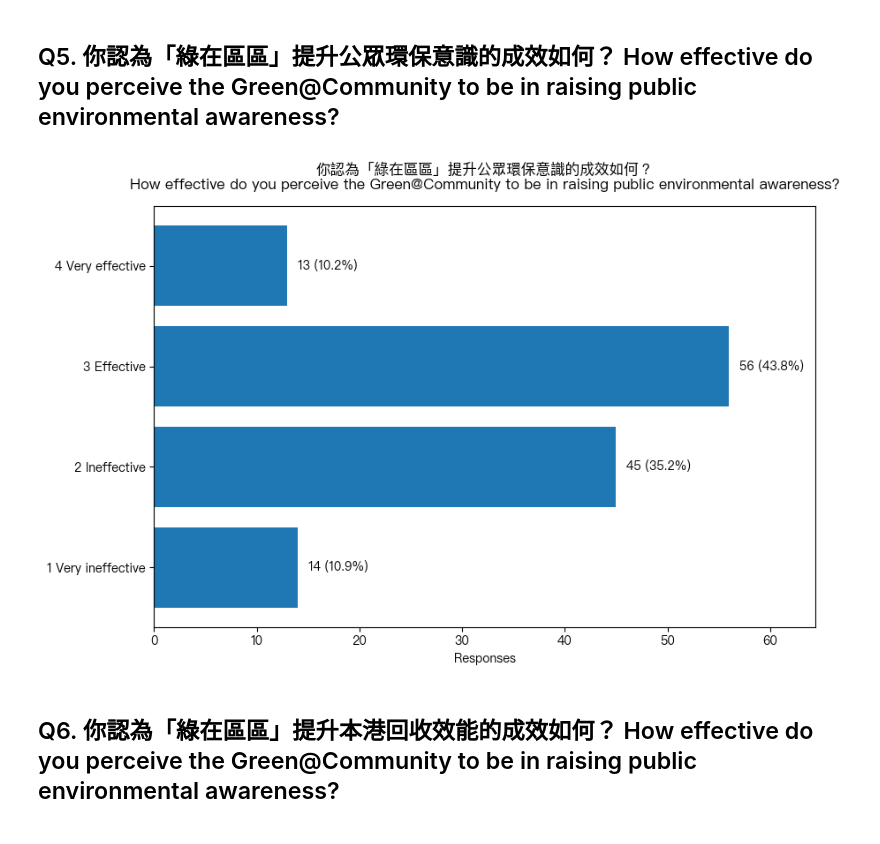
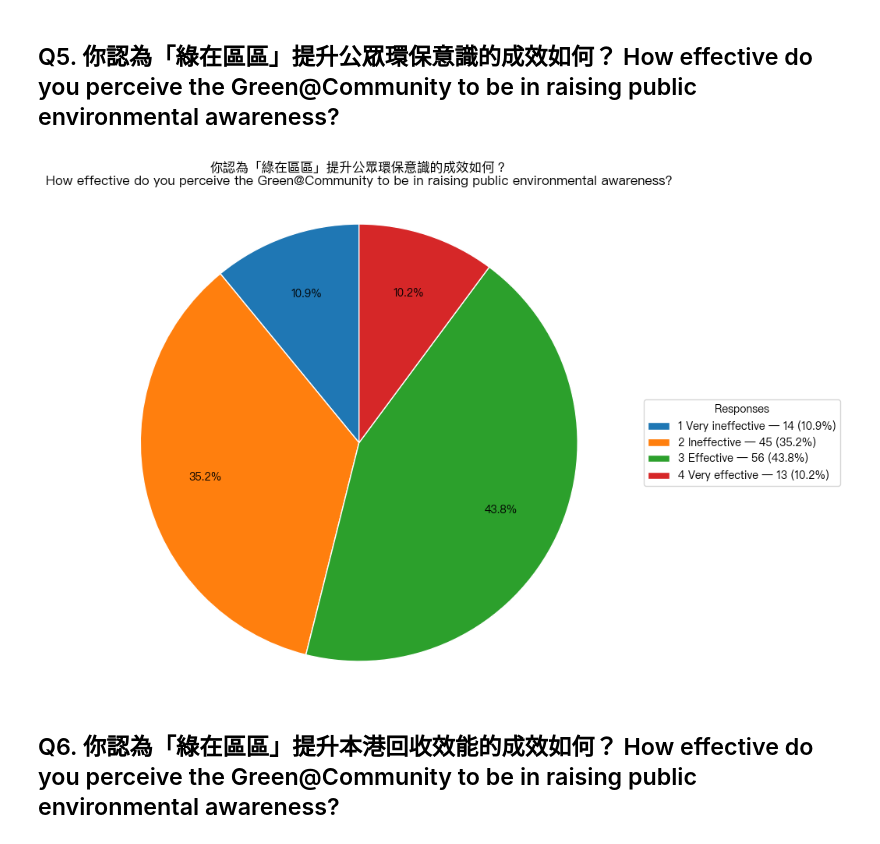
Before and after one commit to Tony0824X/Green-Community_DataAnalysis, a Jupyter notebook: Green@Community_DataAnalysis/Simple statistics visualisation/Simple statistics visualisation.ipynb, the cells around one changed output. Saved outputs shown, nothing was run; the diff lists cells and outputs as text; code cells hidden in the pictures.

```diff
--- a/Green@Community_DataAnalysis/Simple statistics visualisation/Simple statistics visualisation.ipynb
+++ b/Green@Community_DataAnalysis/Simple statistics visualisation/Simple statistics visualisation.ipynb
@@ -582,14 +582,14 @@ plt.show()
 ## Q5. 你認為「綠在區區」提升公眾環保意識的成效如何？ How effective do you perceive the Green@Community to be in raising public environmental awareness?
 # %%
 # ------------------------------------------------------------
-# Visualization (best fit: Horizontal Bar, white background)
+# Pie Chart (white background; legend on the right for clarity)
 # 問題 / Question:
 # 「你認為『綠在區區』提升公眾環保意識的成效如何？」
 # "How effective do you perceive the Green@Community to be in raising public environmental awareness?"
 #
 # How to run in 1.1.ipynb or VS Code:
 #   - Ensure the Excel file exists at: ../GCAP3226 G@C Survey Responses_cleaned data.xlsx
-#   - Run this cell / script. It displays ONE chart and prints nothing else.
+#   - Run this cell / script. It displays ONE pie chart and prints nothing else.
 # ------------------------------------------------------------
 
 # ---------- install deps if missing ----------
@@ -599,7 +599,6 @@ def _ensure(pkg, mod=None):
         importlib.import_module(mod or pkg)
     except ImportError:
         subprocess.check_call([sys.executable, "-m", "pip", "install", pkg])
-
 _ensure("pandas")
 _ensure("openpyxl")
 _ensure("matplotlib")
@@ -615,7 +614,7 @@ from pathlib import Path
 data_path = Path("../GCAP3226 G@C Survey Responses_cleaned data.xlsx")
 df = pd.read_excel(data_path, engine="openpyxl")
 
-# ---------- find the column for this question ----------
+# ---------- find the column for this question (CN/EN; robust to spacing) ----------
 patterns = [
     r"how\s+effective\s+do\s+you\s+perceive\s+the\s+green@community\s+to\s+be\s+in\s+raising\s+public\s+environmental\s+awareness",
     r"你認為.*綠在區區.*提升.*公眾.*環保.*意識.*成效.*如何",
@@ -625,17 +624,17 @@ def find_col(columns):
     for c, norm in cols:
         if any(re.search(p, norm, flags=re.IGNORECASE) for p in patterns):
             return c
-    # fallback: contains "Green@Community" + "effective"
+    # fallback: contains both "Green@Community" & "effective"
     for c, norm in cols:
-        if re.search(r"green@community", norm, flags=re.IGNORECASE) and re.search(r"effective", norm, flags=re.IGNORECASE):
+        if re.search(r"green@community", norm, flags=re.IGNORECASE) and re.search(r"effective|成效", norm, flags=re.IGNORECASE):
             return c
     return None
 
 col = find_col(df.columns)
 if col is None:
-    raise RuntimeError("Could not find the survey column for the effectiveness question.")
+    raise RuntimeError("Could not find the survey column for this effectiveness question.")
 
-# ---------- clean & map responses (Likert 1-4) ----------
+# ---------- map responses to Likert 1–4 and final labels ----------
 series = df[col].dropna()
 
 text_to_num = {
@@ -651,48 +650,59 @@ text_to_num = {
 def to_num(v):
     s = str(v).strip().lower()
     return text_to_num.get(v, text_to_num.get(s))
 
 nums = series.map(to_num).dropna().astype(int)
 
 label_map = {
     1: "1 Very ineffective",
     2: "2 Ineffective",
     3: "3 Effective",
     4: "4 Very effective",
 }
-
+labels = [label_map[i] for i in [1, 2, 3, 4]]
 counts = nums.value_counts().reindex([1, 2, 3, 4], fill_value=0)
-perc = (counts / counts.sum() * 100).round(1) if counts.sum() > 0 else counts.astype(float)
-labels = [label_map[i] for i in [1, 2, 3, 4]]
+total = int(counts.sum())
 
 # ---------- fonts (Chinese-capable if available) ----------
 for font_name in ["Noto Sans CJK TC", "PingFang TC", "PingFang HK", "Microsoft JhengHei", "SimHei"]:
     if any(font_name in f.name for f in matplotlib.font_manager.fontManager.ttflist):
         plt.rcParams["font.family"] = font_name
         break
 plt.rcParams["axes.unicode_minus"] = False
 
-# ---------- plot (clear horizontal bar; values shown; white background) ----------
-fig, ax = plt.subplots(figsize=(9, 6), facecolor="white")
+# ---------- plot (pie with legend on right to avoid overlap) ----------
+fig, ax = plt.subplots(figsize=(10, 7), facecolor="white")
 ax.set_facecolor("white")
 
-ax.barh(labels, counts.values)
+# pie returns (wedges, texts, autotexts) when autopct is used
+wedges, texts, autotexts = ax.pie(
+    counts.values,
+    startangle=90,
+    autopct=(lambda p: f"{p:.1f}%") if total > 0 else None,
+    pctdistance=0.72,
+    wedgeprops=dict(edgecolor="white"),
+)
 
-# add count + % labels to the right of bars
-max_v = int(counts.max()) if counts.sum() > 0 else 1
-for y, (v, p) in enumerate(zip(counts.values, perc.values)):
-    ax.text(v + max(1, int(max_v * 0.02)), y, f"{int(v)} ({p:.1f}%)", va="center")
+legend_labels = [
+    f"{labels[i]} — {int(counts.values[i])} ({(counts.values[i]/total*100 if total else 0):.1f}%)"
+    for i in range(len(labels))
+]
+ax.legend(
+    wedges, legend_labels,
+    title="Responses",
+    loc="center left",
+    bbox_to_anchor=(1.02, 0.5),
+    borderaxespad=0.0,
+)
 
-ax.set_xlabel("Responses")
 title_cn = "你認為「綠在區區」提升公眾環保意識的成效如何？"
 title_en = "How effective do you perceive the Green@Community to be in raising public environmental awareness?"
-ax.set_title(title_cn + "\n" + title_en, pad=14)
-
-ax.margins(x=0.15)
+ax.set_title(title_cn + "\n" + title_en, pad=16)
+ax.axis("equal")  # keep the pie circular
 plt.tight_layout()
 plt.show()
 # %% [output]
-[figure, old version]
+[figure, new version]
 # %% [markdown]
 ## Q6. 你認為「綠在區區」提升本港回收效能的成效如何？ How effective do you perceive the Green@Community to be in raising public environmental awareness?
 # %%
```
Also changed, not shown: parts of 14 cells of this notebook, 1 other file.
